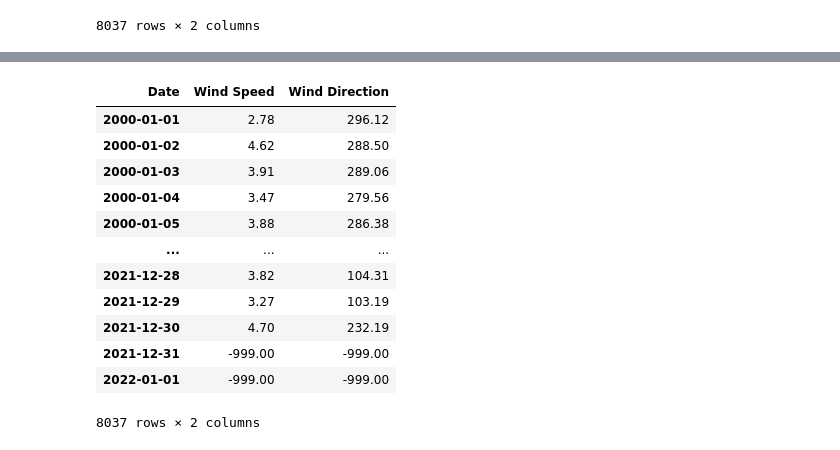
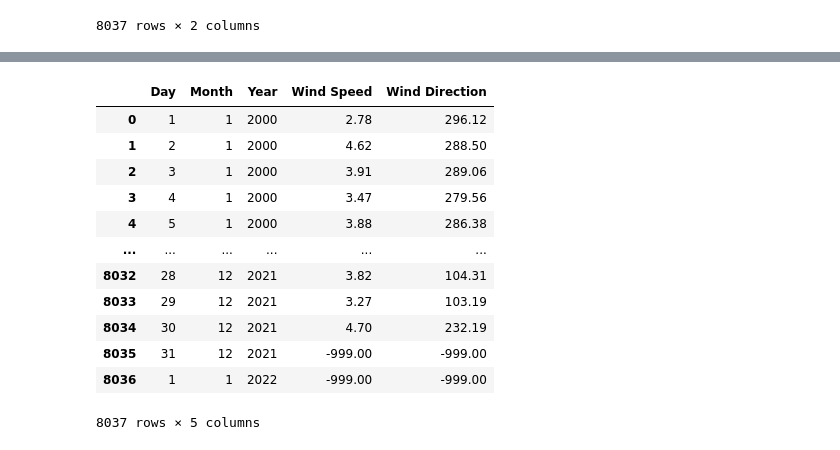
Before and after one commit to Coderaman-tech/Vidyut-ML, a Jupyter notebook: fetching_data.ipynb, the cells around one changed output, grey strips where cells are left out. Drawn from its saved outputs; the diff is of its cells as text; code cells hidden in the pictures.

```diff
--- a/fetching_data_.ipynb
+++ b/fetching_data.ipynb
@@ -220,4 +220,7 @@ final_data
 8037 rows × 2 columns
 # %%
 final_data.columns=['Wind Speed','Wind Direction']
-final_data.rename_axis('Date', axis=1,inplace=True)
+date=pd.date_range('01/01/2000',' 01/01/2022')
+final_data['Date']=date
+final_data.reset_index(drop=True,inplace=True)
+final_data
@@ -224,17 +241,21 @@ final_data.rename_axis('Date', axis=1,inplace=True)
-# %%
-index = pd.date_range('01/01/2000',' 01/01/2022')
-final_data.reindex(index)
-# %% [output]
-| Date | Wind Speed | Wind Direction |
-| 2000-01-01 | 2.78 | 296.12 |
-| 2000-01-02 | 4.62 | 288.50 |
-| 2000-01-03 | 3.91 | 289.06 |
-| 2000-01-04 | 3.47 | 279.56 |
-| 2000-01-05 | 3.88 | 286.38 |
-| ... | ... | ... |
-| 2021-12-28 | 3.82 | 104.31 |
-| 2021-12-29 | 3.27 | 103.19 |
-| 2021-12-30 | 4.70 | 232.19 |
-| 2021-12-31 | -999.00 | -999.00 |
-| 2022-01-01 | -999.00 | -999.00 |
-8037 rows × 2 columns
+# %%
+final_data['Month'] = pd.DatetimeIndex(final_data['Date']).month
+final_data['Year'] = pd.DatetimeIndex(final_data['Date']).year
+final_data['Day'] = pd.DatetimeIndex(final_data['Date']).day
+# %%
+final_data=final_data.loc[:, ['Day','Month','Year','Wind Speed','Wind Direction']]
+final_data
+# %% [output]
+|  | Day | Month | Year | Wind Speed | Wind Direction |
+| 0 | 1 | 1 | 2000 | 2.78 | 296.12 |
+| 1 | 2 | 1 | 2000 | 4.62 | 288.50 |
+| 2 | 3 | 1 | 2000 | 3.91 | 289.06 |
+| 3 | 4 | 1 | 2000 | 3.47 | 279.56 |
+| 4 | 5 | 1 | 2000 | 3.88 | 286.38 |
+| ... | ... | ... | ... | ... | ... |
+| 8032 | 28 | 12 | 2021 | 3.82 | 104.31 |
+| 8033 | 29 | 12 | 2021 | 3.27 | 103.19 |
+| 8034 | 30 | 12 | 2021 | 4.70 | 232.19 |
+| 8035 | 31 | 12 | 2021 | -999.00 | -999.00 |
+| 8036 | 1 | 1 | 2022 | -999.00 | -999.00 |
+8037 rows × 5 columns
```
Also changed, not shown: parts of 1 cell of this notebook.
